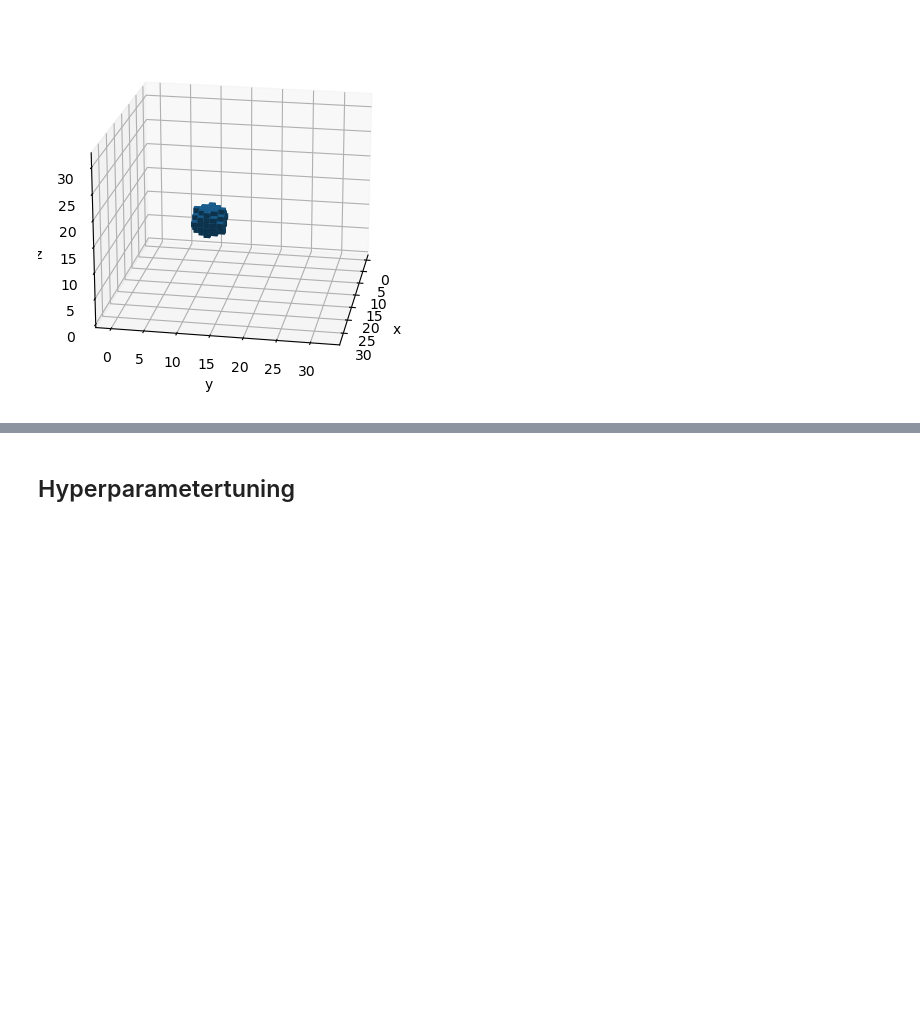
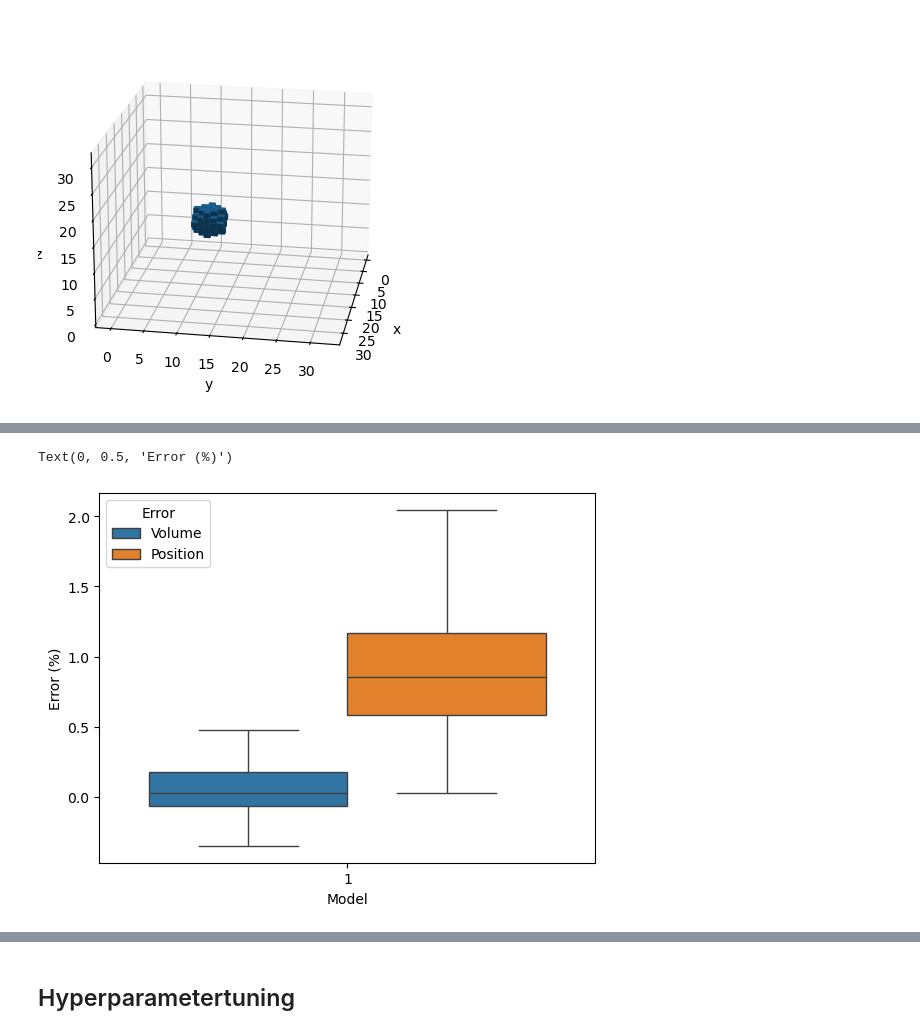
Before and after one commit to JacobTh98/DD3D-EIT, a Jupyter notebook: stage_1_VAE.ipynb, the cells around one changed output, grey strips where cells are left out. Drawn from its saved outputs; the diff is of its cells as text; code cells hidden in the pictures; blank space fills up the shorter version.

```diff
--- a/stage_1_VAE.ipynb
+++ b/stage_1_VAE.ipynb
@@ -328,0 +429,3 @@ for rdn in np.random.randint(low=0, high=X_test.shape[0], size=5):
+# %%
+vae_idx = len(glob.glob("models/vaes/*.h5"))
+vae.save_weights(f"models/vaes/vae_{vae_idx}.weights.h5")
@@ -328,0 +472,25 @@ for rdn in np.random.randint(low=0, high=X_test.shape[0], size=5):
+# %%
+acc_measure = dict(Model=list(), Error_val=list(), Error=list(), test_idx = list())
+# Apply test data to previously trained VAE
+_, _, z = vae.encoder.predict(X_test)
+X_pred = vae.decoder.predict(z)
+X_pred = np.squeeze(X_pred, axis=4)
+X_pred = np.clip(X_pred, a_min=0, a_max=1)
+X_pred = np.round(X_pred, 1) + 0.15  #  round offset
+X_pred = np.round(X_pred)
+
+
+data_append = []
+
+for idx, v_err in enumerate(compute_volume_error(X_pred, X_test)):
+    v_percent = (v_err / 32**3) * 100
+    data_append.append(dict(Model=vae_idx, Error_val=v_percent, Error="Volume", test_idx=idx))
+
+for idx, p_err in enumerate(compute_position_error(pos_test, X_pred)):
+    p_percent = (p_err/ np.linalg.norm(np.array([32,32,32]))) * 100
+    data_append.append(dict(Model=vae_idx, Error_val=p_percent, Error="Position", test_idx=idx))
+
+# Iterativ das Dictionary erweitern
+for item in data_append:
+    for key, value in item.items():
+        acc_measure[key].append(value)
@@ -328,0 +500,4 @@ for rdn in np.random.randint(low=0, high=X_test.shape[0], size=5):
+# %%
+acc_measure_df = pd.DataFrame(acc_measure).dropna()
+acc_measure_df.to_csv(f"models/vaes/vae_acc_measure_{vae_idx}.csv", index=False)
+acc_measure_df
@@ -328,0 +518,7 @@ for rdn in np.random.randint(low=0, high=X_test.shape[0], size=5):
+# %%
+sns.boxplot(x = "Model", y="Error_val", data=acc_measure_df, hue="Error", showfliers=False) #  violinplot: , split=True
+plt.ylabel("Error (%)")
+#plt.xlabel("Model Iteration")
+# %% [output]
+Text(0, 0.5, 'Error (%)')
+[figure, added]
```
Also changed, not shown: parts of 32 cells of this notebook, 5 other files.
